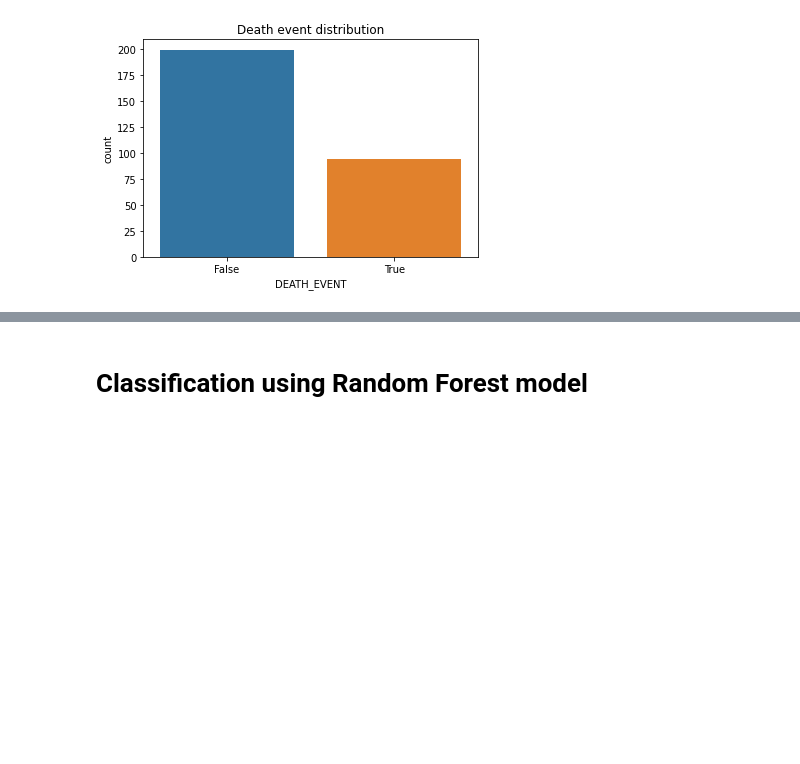
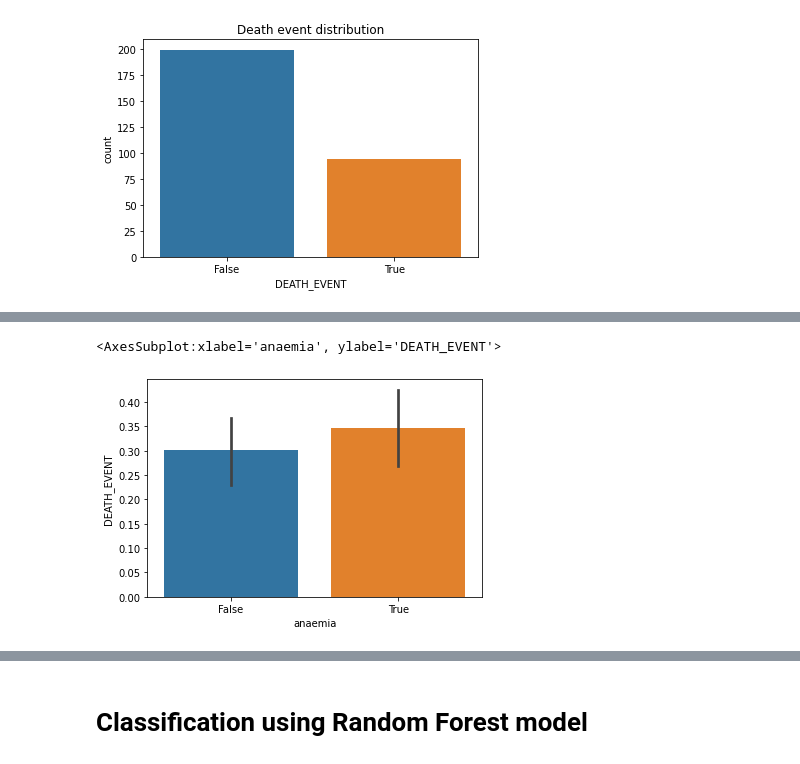
Before and after one commit to belea7/Heart_Failure_Survival_Prediction, a Jupyter notebook: Predict Heart Failure Survival.ipynb, the cells around one changed output, grey strips where cells are left out. Cells and saved outputs as stored; diff of their text form; code cells hidden in the pictures; blank space fills up the shorter version.

```diff
--- a/Predict Heart Failure Survival.ipynb
+++ b/Predict Heart Failure Survival.ipynb
@@ -356,0 +379,5 @@ TO DO
+# %%
+sns.barplot(x='anaemia',y='DEATH_EVENT',data=data)
+# %% [output]
+<AxesSubplot:xlabel='anaemia', ylabel='DEATH_EVENT'>
+[figure, added]
```
Also changed, not shown: parts of 9 cells of this notebook.
